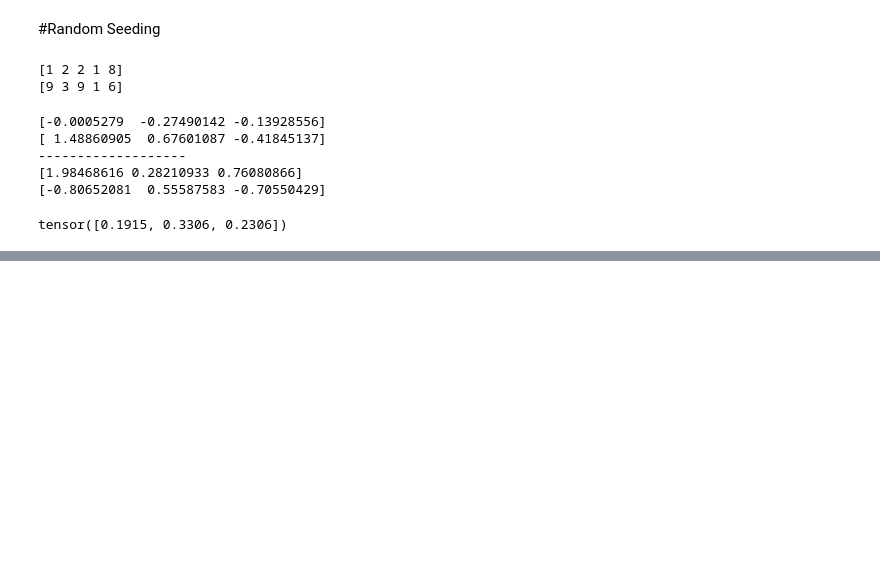
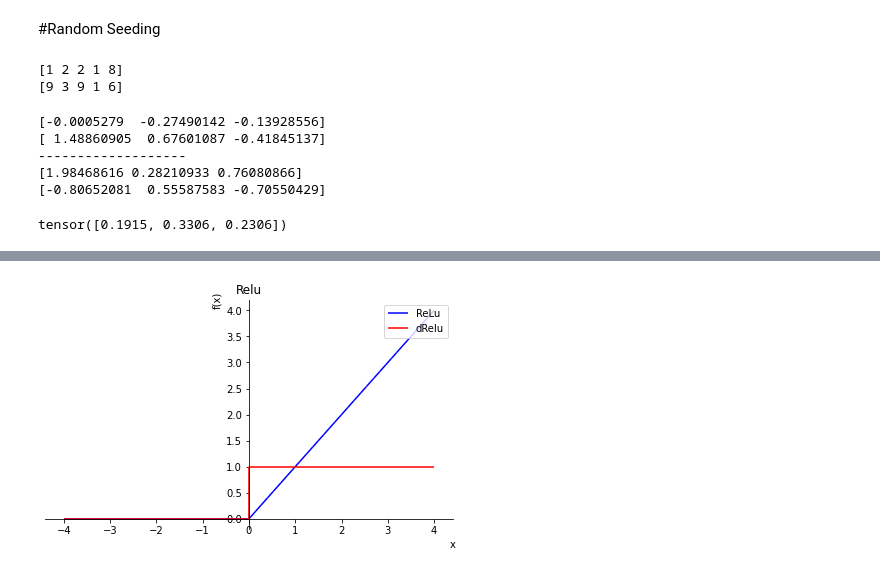
Before and after one commit to Haggin59/NNN, a Jupyter notebook: math,numpy,pytorch.ipynb, the cells around one changed output, grey strips where cells are left out. Drawn from its saved outputs; the diff is of its cells as text; code cells hidden in the pictures; blank space fills up the shorter version.

```diff
--- a/math,numpy,pytorch.ipynb
+++ b/math,numpy,pytorch.ipynb
@@ -379,0 +446,10 @@ tensor([0.1915, 0.3306, 0.2306])
+# %%
+relu = sym.Max(0,x)
+
+p = symplot(relu,(x,-4,4),label="ReLu",show = False,line_color="blue")
+p.extend(symplot(sym.diff(relu),(x,-4,4),label = "dRelu",show=False, line_color = "red"))
+p.title="Relu"
+p.legend = True
+p.show()
+# %% [output]
+[figure, added]
```
Also changed, not shown: parts of 12 cells of this notebook.
